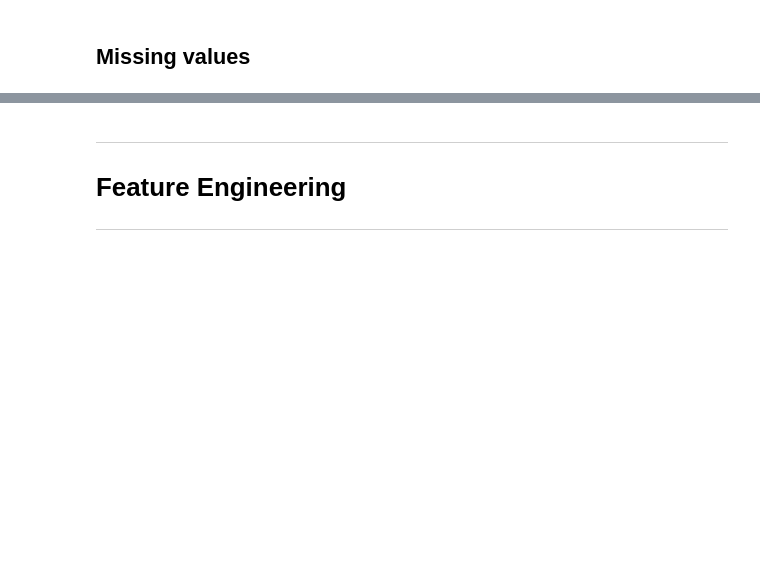
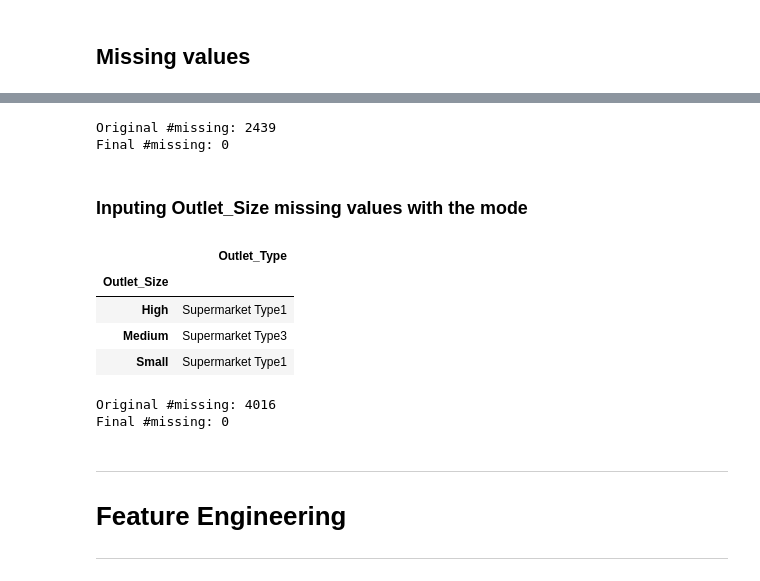
Before and after one commit to Meigarom/Big-Mart-Sales, a Jupyter notebook: Big_Mart_Sales_EDA.ipynb, the cells around one changed output, grey strips where cells are left out. Drawn from its saved outputs; the diff is of its cells as text; code cells hidden in the pictures; blank space fills up the shorter version.

```diff
--- a/Big_Mart_Sales_EDA.ipynb
+++ b/Big_Mart_Sales_EDA.ipynb
@@ -316,3 +361,54 @@ print( train.shape, test.shape, data.shape )
+# %%
+def impute_weight( cols ):
+    weight = cols[0]
+    identifier = cols[1]
+
+    if pd.isnull( weight ):
+        return item_identifier_average['Item_Weight'][item_identifier_average.index == identifier ]
+    else:
+        return weight
+
+print( 'Original #missing: {}'.format( sum( data['Item_Weight'].isnull() ) ) )
+
+data['Item_Weight'] = data[['Item_Weight', 'Item_Identifier']].apply( impute_weight, axis=1 ).astype( float )
+
+print( 'Final #missing: {}'.format( sum( data['Item_Weight'].isnull() ) ) )
+# %% [output]
+Original #missing: 2439
+Final #missing: 0
+# %% [markdown]
+### Inputing Outlet_Size missing values with the mode
+# %%
+#Import mode function:
+from scipy.stats import mode
+#Determing the mode for each
+outlet_size_mode = data[['Outlet_Size', 'Outlet_Type']].groupby( 'Outlet_Size' ).agg( lambda x: x.value_counts().index[0] )
+#outlet_size_mode = data.pivot_table(values='Outlet_Size', columns='Outlet_Type',aggfunc=lambda x:x.mode())
+outlet_size_mode
+# %% [output]
+|  | Outlet_Type |
+| Outlet_Size |  |
+| High | Supermarket Type1 |
+| Medium | Supermarket Type3 |
+| Small | Supermarket Type1 |
+# %%
+def impute_size_mode( cols ):
+    Size = cols[0]
+    Type = cols[1]
+
+    if pd.isnull( Size ):
+        return outlet_size_mode.loc['Outlet_Size'][outlet_size_mode.columns == Type ][0]
+    else:
+        return Size
+
+print( 'Original #missing: {}'.format( sum( data['Outlet_Size'].isnull() ) ) )
+
+data['Outlet_Size'] = data[['Outlet_Type', 'Outlet_Size']].apply( impute_size_mode, axis=1 )
+
+print( 'Final #missing: {}'.format( sum( data['Outlet_Size'].isnull() ) ) )
+# %% [output]
+Original #missing: 4016
+Final #missing: 0
 # %% [markdown]
 ---
 # Feature Engineering
```
Also changed, not shown: parts of 7 cells of this notebook.
